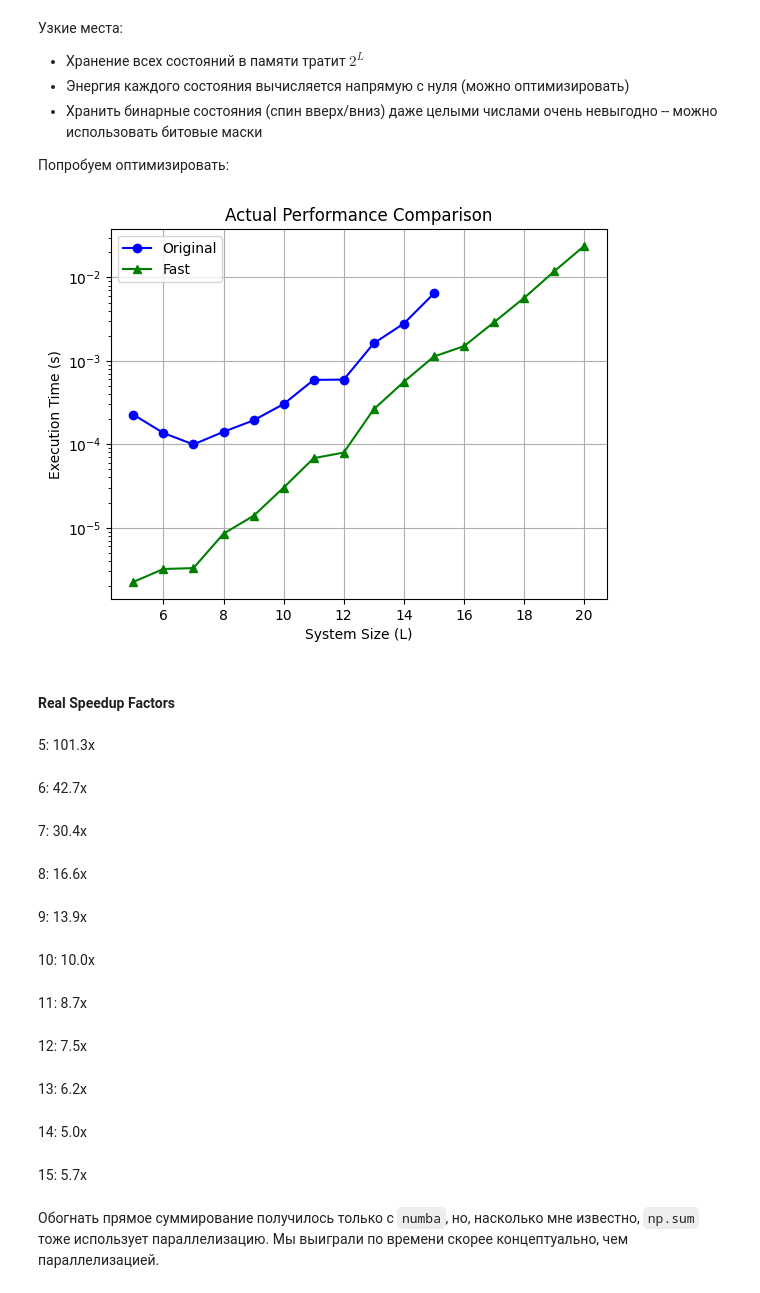
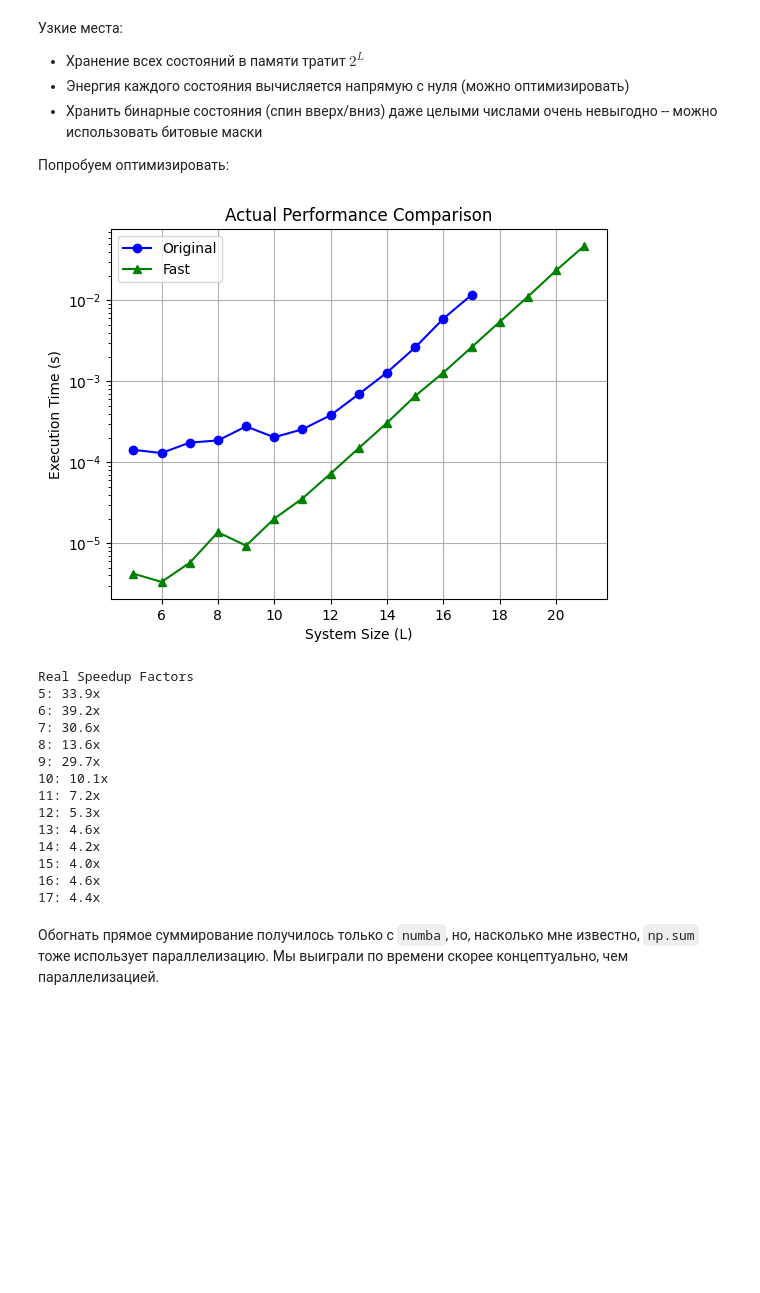
Before and after one commit to dyed-eye/numerical-methods, a Jupyter notebook: 8. MonteCarlo.ipynb, the cells around one changed output. Drawn from its saved outputs; the diff is of its cells as text; code cells hidden in the pictures; blank space fills up the shorter version.

```diff
--- a/8. MonteCarlo.ipynb
+++ b/8. MonteCarlo.ipynb
@@ -759,56 +739,58 @@ def fast_simple_partition(L, J, h, beta):
 from tqdm.notebook import tqdm
 
 def benchmark_corrected():
-    L_values = np.arange(5, 21)
+    L_values = np.arange(5, 22)
     orig_times = []
     fast_times = []
 
     for L in tqdm(L_values, desc="Benchmarking"):
         model = Ising(J=1.0, muh=0.1, L=int(L))
-        if L <= 15:
+        if L <= 17:
             t = %timeit -o -q -r 2 -n 5 partition_function_direct(model, 1.0)
             orig_times.append(t.best)
         else:
             orig_times.append(np.nan)
         t = %timeit -o -q -r 2 -n 5 fast_simple_partition(J=1.0, h=0.1, L=int(L), beta=1.0)
         fast_times.append(t.best)
 
     plt.figure()
     plt.plot(L_values, orig_times, 'bo-', label='Original')
     plt.plot(L_values, fast_times, 'g^-', label='Fast')
     plt.xlabel('System Size (L)')
     plt.ylabel('Execution Time (s)')
     plt.yscale('log')
     plt.legend()
     plt.grid()
     plt.title('Actual Performance Comparison')
     plt.show()
 
     speedups = []
     for L in range(len(L_values)):
         if not np.isnan(orig_times[L]):
             speedup = orig_times[L]/fast_times[L]
             speedups.append((L_values[L], speedup))
 
-    display(Markdown("#### Real Speedup Factors"))
+    print("Real Speedup Factors")
     for L, speedup in speedups:
-        display(Markdown(f"{L}: {speedup:.1f}x "))
+        print(f"{L}: {speedup:.1f}x ")
 
 benchmark_corrected()
 # %% [output]
-[figure, old version]
+[figure, new version]
-#### Real Speedup Factors
-5: 101.3x
-6: 42.7x
-7: 30.4x
-8: 16.6x
-9: 13.9x
-10: 10.0x
-11: 8.7x
-12: 7.5x
-13: 6.2x
-14: 5.0x
-15: 5.7x
+Real Speedup Factors
+5: 33.9x
+6: 39.2x
+7: 30.6x
+8: 13.6x
+9: 29.7x
+10: 10.1x
+11: 7.2x
+12: 5.3x
+13: 4.6x
+14: 4.2x
+15: 4.0x
+16: 4.6x
+17: 4.4x
 # %% [markdown]
 Обогнать прямое суммирование получилось только с `numba`, но, насколько мне известно, `np.sum` тоже использует параллелизацию. Мы выиграли по времени скорее концептуально, чем параллелизацией.
 # %% [markdown]
```
Also changed, not shown: parts of 37 cells of this notebook.
